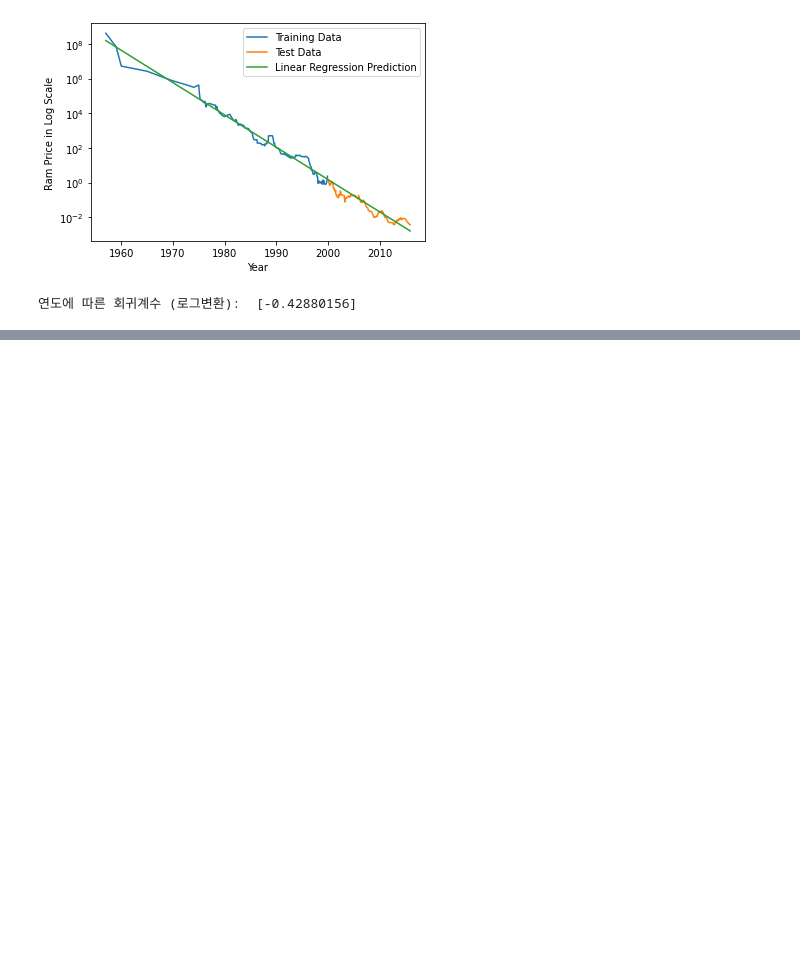
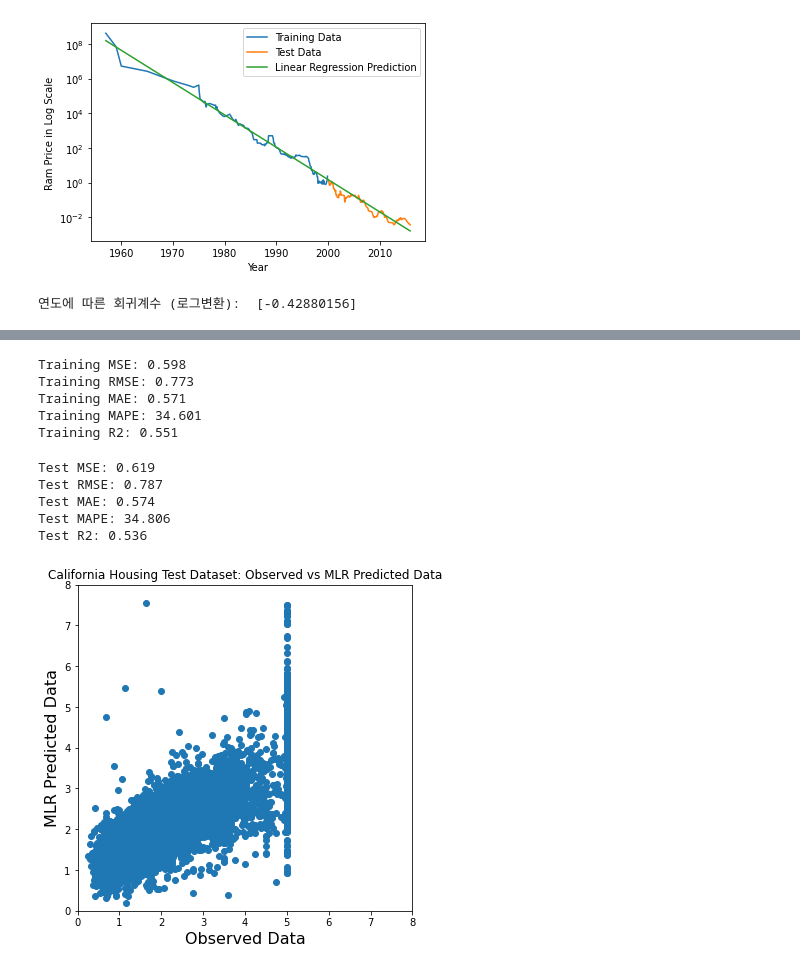
Before and after one commit to davidjjeong/multiple_linear_regression, a Jupyter notebook: MLR_Practice.ipynb, the cells around one changed output, grey strips where cells are left out. Saved outputs shown, nothing was run; the diff lists cells and outputs as text; code cells hidden in the pictures; blank space fills up the shorter version.

```diff
--- a/MLR_Practice.ipynb
+++ b/MLR_Practice.ipynb
@@ -126,0 +271,36 @@ print('연도에 따른 회귀계수 (로그변환): ', linear_reg.coef_)
+# %%
+print('Training MSE: {:.3f}'.format(mean_squared_error(train_data['Housing Price'], train_pred)))
+print('Training RMSE: {:.3f}'.format(np.sqrt(mean_squared_error(train_data['Housing Price'], train_pred))))
+print('Training MAE: {:.3f}'.format(mean_absolute_error(train_data['Housing Price'], train_pred)))
+print('Training MAPE: {:.3f}'.format(mean_absolute_percentage_error(train_data['Housing Price'], train_pred)))
+print('Training R2: {:.3f}'.format(r2_score(train_data['Housing Price'], train_pred)))
+# %% [output]
+Training MSE: 0.598
+Training RMSE: 0.773
+Training MAE: 0.571
+Training MAPE: 34.601
+Training R2: 0.551
+# %%
+test_pred = lm_trained.predict(test_data.drop(['Housing Price'], axis=1))
+
+plt.figure(figsize=(6, 6))
+plt.title('California Housing Test Dataset: Observed vs MLR Predicted Data')
+plt.scatter(test_data['Housing Price'], test_pred)
+plt.xlabel('Observed Data', size=16)
+plt.ylabel('MLR Predicted Data', size=16)
+plt.xlim(0, 8)
+plt.ylim(0, 8)
+plt.show()
+
+print('Test MSE: {:.3f}'.format(mean_squared_error(test_data['Housing Price'], test_pred)))
+print('Test RMSE: {:.3f}'.format(np.sqrt(mean_squared_error(test_data['Housing Price'], test_pred))))
+print('Test MAE: {:.3f}'.format(mean_absolute_error(test_data['Housing Price'], test_pred)))
+print('Test MAPE: {:.3f}'.format(mean_absolute_percentage_error(test_data['Housing Price'], test_pred)))
+print('Test R2: {:.3f}'.format(r2_score(test_data['Housing Price'], test_pred)))
+# %% [output]
+Test MSE: 0.619
+Test RMSE: 0.787
+Test MAE: 0.574
+Test MAPE: 34.806
+Test R2: 0.536
+[figure, added]
```
Also changed, not shown: parts of 12 cells of this notebook.
